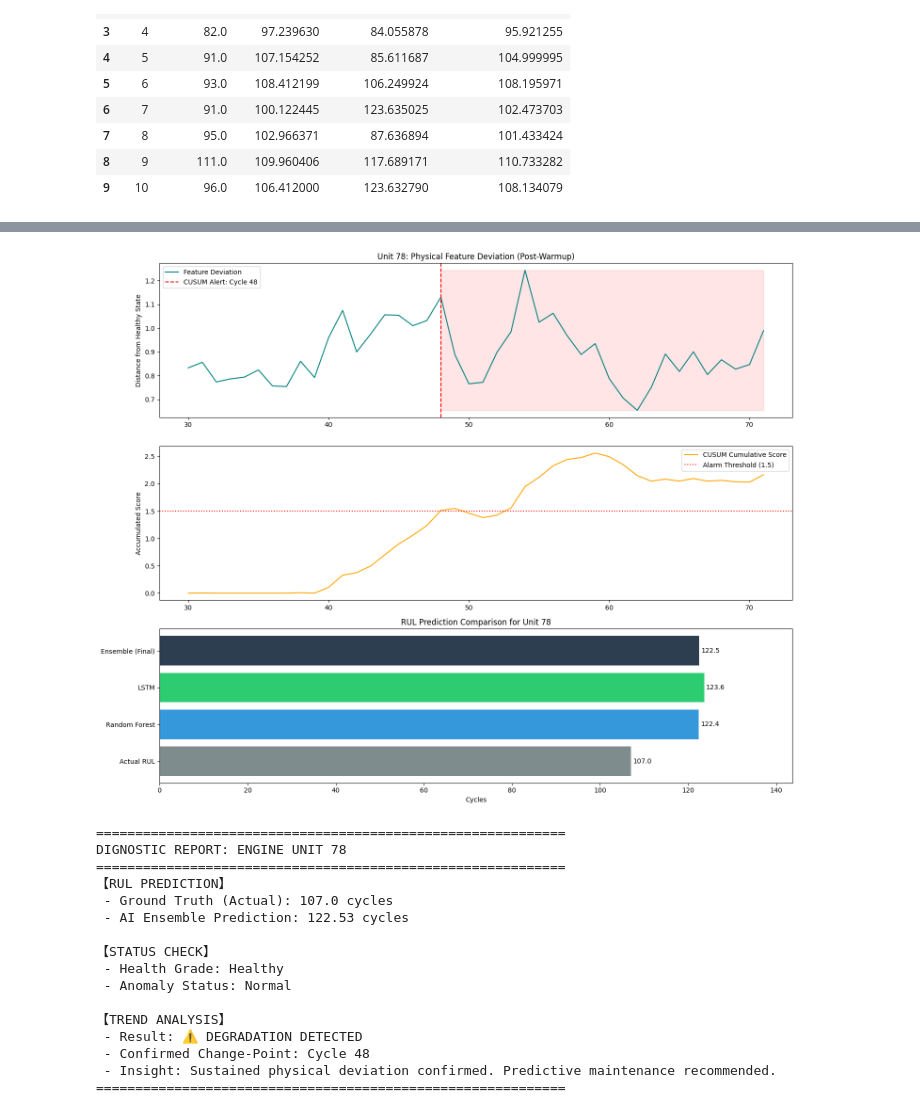
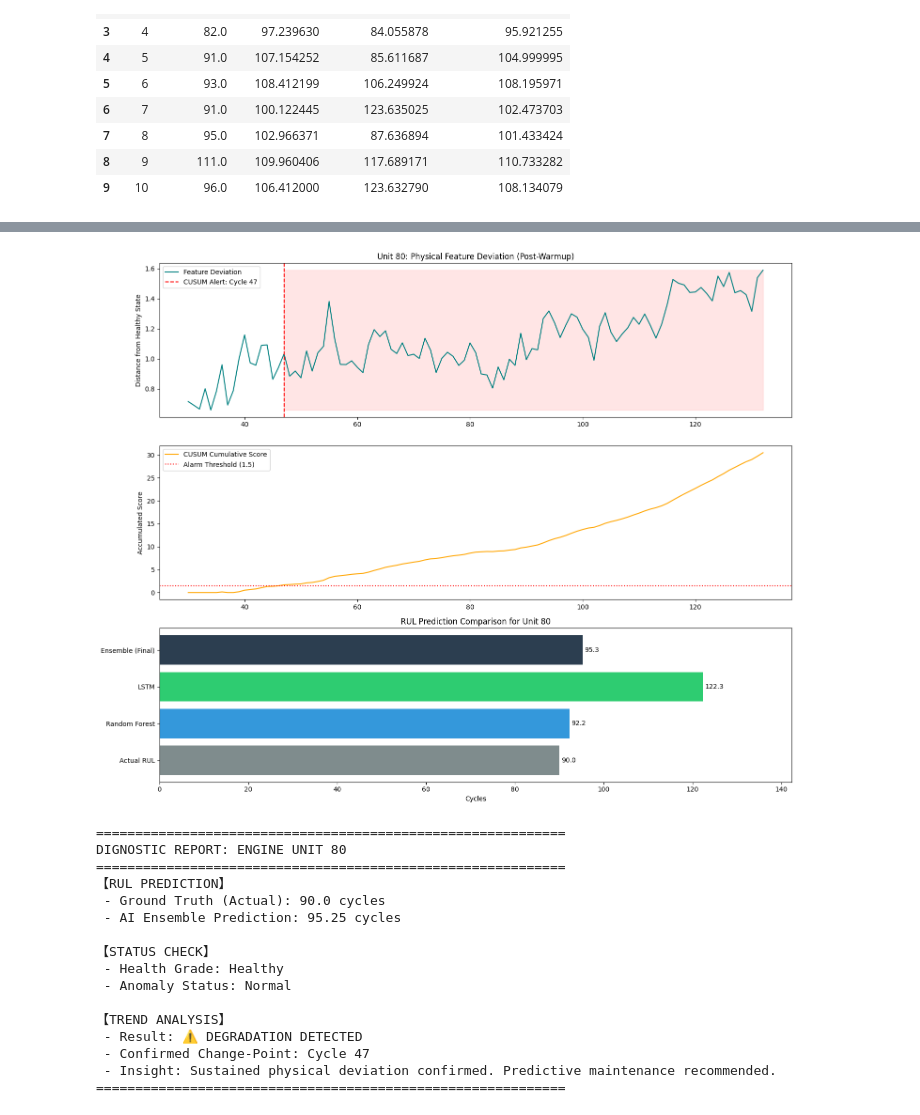
Before and after one commit to SKYTAN-050107/VHack_RUL_Predictions, a Jupyter notebook: src/00_combine_ML_DL_KKWJ.ipynb, the cells around one changed output, grey strips where cells are left out. Saved outputs shown, nothing was run; the diff lists cells and outputs as text; code cells hidden in the pictures.

Commit message:
update_anomaly_detection02

```diff
--- a/src/00_combine_ML_DL_KKWJ.ipynb
+++ b/src/00_combine_ML_DL_KKWJ.ipynb
@@ -180,3 +180,21 @@ Ensemble NASA Score: 797.34
 | 7 | 8 | 95.0 | 102.966371 | 87.636894 | 101.433424 |
 | 8 | 9 | 111.0 | 109.960406 | 117.689171 | 110.733282 |
 | 9 | 10 | 96.0 | 106.412000 | 123.632790 | 108.134079 |
+# %%
+from sklearn.ensemble import IsolationForest
+
+# --- 5. Anomaly Detection & Health Labels ---
+# Train IsolationForest on the combined features (original + hidden layer)
+iso_forest = IsolationForest(contamination=0.05, random_state=42)
+iso_forest.fit(combined_features)
+
+# Get anomaly predictions
+anomaly_labels = iso_forest.predict(combined_features)
+
+# Add Health Label and Anomaly Status to summary_df
+summary_df['Health_Label'] = np.where(summary_df['Ensemble_Prediction'] > 50, 'Healthy', 'Impaired')
+summary_df['Anomaly_Status'] = np.where(anomaly_labels == -1, 'Anomaly', 'Normal')
+
+print("✅ Health Status and Anomaly Detection Complete")
+print(f"Summary columns: {list(summary_df.columns)}")
+display(summary_df[['Unit', 'Ensemble_Prediction', 'Health_Label', 'Anomaly_Status']].head(10))
@@ -205,7 +237,7 @@ def detect_cusum(series, target_mean, drift=0.05, threshold=5):
     return pos_sum, change_point
 
 # --- 1. 选择要分析的 Unit ---
-unit_to_plot = 78  # 你可以修改为 14, 79 等
+unit_to_plot = 80  # 你可以修改为 14, 79 等
 warmup_period = 30 # 预热期：跳过开机前 30 个周期的不稳定数据
 
 # 从你定义的 summary_df 中提取该 Unit 的所有预测结果
@@ -268,40 +300,40 @@ if len(unit_ts_data) > warmup_period:
     ax3.set_xlim(0, max(rul_comparison) + 20)
 
     plt.tight_layout()
     plt.show()
 
     # --- 4. 自动生成诊断报告 ---
     print(f"\n" + "="*60)
     print(f"DIGNOSTIC REPORT: ENGINE UNIT {unit_to_plot}")
     print("="*60)
     print(f"【RUL PREDICTION】")
     print(f" - Ground Truth (Actual): {unit_summary['Actual_RUL']} cycles")
     print(f" - AI Ensemble Prediction: {unit_summary['Ensemble_Prediction']:.2f} cycles")
 
     print(f"\n【STATUS CHECK】")
     print(f" - Health Grade: {unit_summary['Health_Label']}")
     print(f" - Anomaly Status: {unit_summary['Anomaly_Status']}")
 
     print(f"\n【TREND ANALYSIS】")
     if cp is not None:
         print(f" - Result: ⚠️ DEGRADATION DETECTED")
         print(f" - Confirmed Change-Point: Cycle {degradation_cycle}")
         print(f" - Insight: Sustained physical deviation confirmed. Predictive maintenance recommended.")
     else:
         print(f" - Result: ✅ STABLE CONDITION")
         print(f" - Insight: No sustained trend of degradation identified beyond normal operational noise.")
     print("="*60)
 
 else:
     print(f"Unit {unit_to_plot} does not have enough data cycles for pre-warmup analysis.")
 # %% [output]
-[figure, old version]
+[figure, new version]
 ============================================================
-DIGNOSTIC REPORT: ENGINE UNIT 78
+DIGNOSTIC REPORT: ENGINE UNIT 80
 ============================================================
 【RUL PREDICTION】
- - Ground Truth (Actual): 107.0 cycles
- - AI Ensemble Prediction: 122.53 cycles
+ - Ground Truth (Actual): 90.0 cycles
+ - AI Ensemble Prediction: 95.25 cycles
 
 【STATUS CHECK】
  - Health Grade: Healthy
@@ -309,6 +341,6 @@ DIGNOSTIC REPORT: ENGINE UNIT 78
 
 【TREND ANALYSIS】
  - Result: ⚠️ DEGRADATION DETECTED
- - Confirmed Change-Point: Cycle 48
+ - Confirmed Change-Point: Cycle 47
  - Insight: Sustained physical deviation confirmed. Predictive maintenance recommended.
 ============================================================
```
Also changed, not shown: parts of 1 cell of this notebook.
